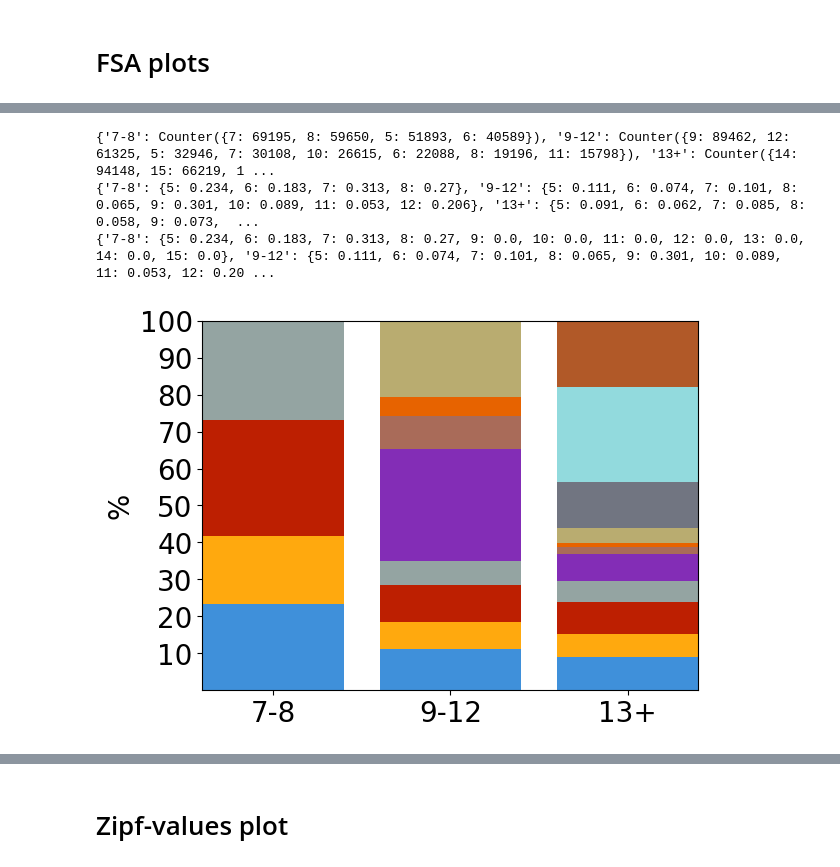
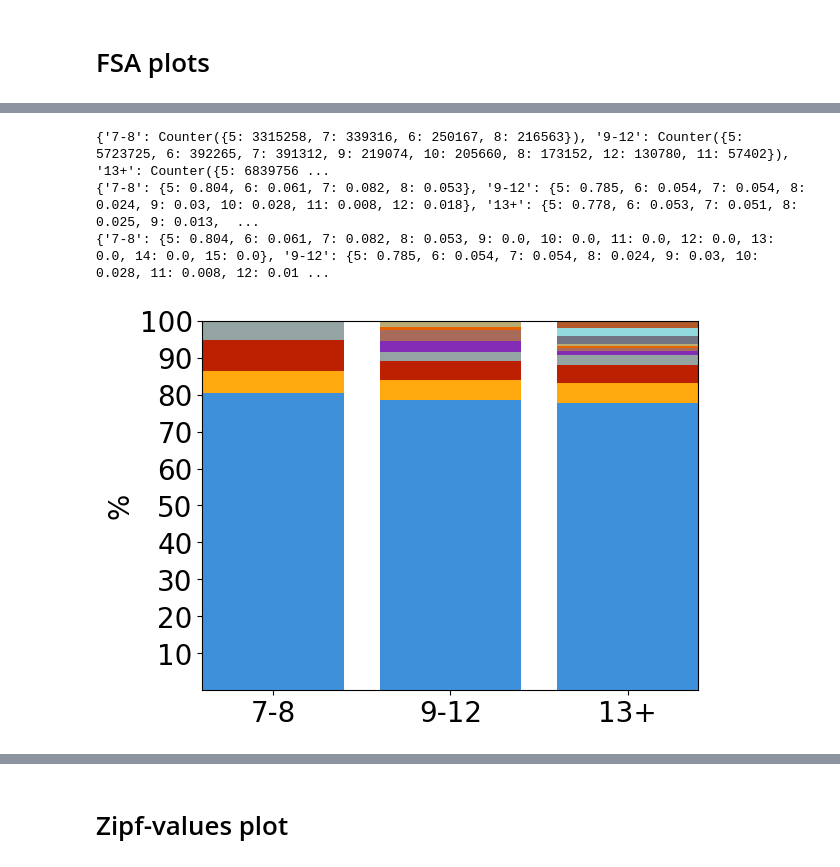
Before and after one commit to TurkuNLP/TCBLex, a Jupyter notebook: Interpret_Outputs.ipynb, the cells around one changed output, grey strips where cells are left out. Saved outputs shown, nothing was run; the diff lists cells and outputs as text; code cells hidden in the pictures.

```diff
--- a/Interpret_Outputs.ipynb
+++ b/Interpret_Outputs.ipynb
@@ -10,10 +10,10 @@ from collections import Counter
 # %%
 #Constants
 #Change these and some of the code blocks if you want to view the versions with features!
-AGE_FOLDER = "Data/ages_csv/"
-GROUPS_FOLDER = "Data/groups_csv/"
-REGISTERS_FOLDER = "Data/genres_csv/"
-WHOLE_FOLDER = "Data/whole_csv/"
+AGE_FOLDER = "Data_v1-1/ages_csv/"
+GROUPS_FOLDER = "Data_v1-1/groups_csv/"
+REGISTERS_FOLDER = "Data_v1-1/genres_csv/"
+WHOLE_FOLDER = "Data_v1-1/whole_csv/"
 SHEET_NAMES_AGES = ['5','6','7','8','9','10','11','12','13','14','15']
 SHEET_NAMES_GROUPS = ['7-8','9-12','13+']
 SHEET_NAMES_REGISTERS = ['Fiction', 'Nonfiction', 'Textbook']
@@ -574,36 +574,36 @@ plt.show()
 # %%
-aoa_proportions_groups = getFSAInfo(dfs_groups, False, False)
+aoa_proportions_groups = getFSAInfo(dfs_groups, False, True)
 test = [[aoa_proportions_groups[y][x] for x in range(5,16)] for y in aoa_proportions_groups]
 #for t in test:
 #    t.reverse()
 
 y = np.column_stack(test)
 x = range(0,3)
 
 # Make new array consisting of fractions of column-totals,
 # using .astype(float) to avoid integer division
 percent = y /  y.sum(axis=0).astype(float) * 100
 fig = plt.figure()
 ax = fig.add_subplot(111)
 totals = np.zeros(len(x))
 for i in range(len(percent)):
     current = [percent[i][y] for y in range(len(x))]
     ax.bar(x, current, bottom=totals, color=PLOT_COLORS[i])
     totals = np.add(totals, current)
 
 
 #ax.set_title('Age of first appearance for word types within age groups')
 ax.set_ylabel('%', fontsize=20)
 ax.margins(0, 0) # Set margins to avoid "whitespace"
 ax.set_xticks(x, labels=SHEET_NAMES_GROUPS)
 ax.set_yticks(range(10,110,10))
 ax.tick_params(axis='both', labelsize=20)
 plt.show()
 # %% [output]
-{'7-8': Counter({7: 69195, 8: 59650, 5: 51893, 6: 40589}), '9-12': Counter({9: 89462, 12: 61325, 5: 32946, 7: 30108, 10: 26615, 6: 22088, 8: 19196, 11: 15798}), '13+': Counter({14: 94148, 15: 66219, 1 ...
-{'7-8': {5: 0.234, 6: 0.183, 7: 0.313, 8: 0.27}, '9-12': {5: 0.111, 6: 0.074, 7: 0.101, 8: 0.065, 9: 0.301, 10: 0.089, 11: 0.053, 12: 0.206}, '13+': {5: 0.091, 6: 0.062, 7: 0.085, 8: 0.058, 9: 0.073,  ...
-{'7-8': {5: 0.234, 6: 0.183, 7: 0.313, 8: 0.27, 9: 0.0, 10: 0.0, 11: 0.0, 12: 0.0, 13: 0.0, 14: 0.0, 15: 0.0}, '9-12': {5: 0.111, 6: 0.074, 7: 0.101, 8: 0.065, 9: 0.301, 10: 0.089, 11: 0.053, 12: 0.20 ...
+{'7-8': Counter({5: 3315258, 7: 339316, 6: 250167, 8: 216563}), '9-12': Counter({5: 5723725, 6: 392265, 7: 391312, 9: 219074, 10: 205660, 8: 173152, 12: 130780, 11: 57402}), '13+': Counter({5: 6839756 ...
+{'7-8': {5: 0.804, 6: 0.061, 7: 0.082, 8: 0.053}, '9-12': {5: 0.785, 6: 0.054, 7: 0.054, 8: 0.024, 9: 0.03, 10: 0.028, 11: 0.008, 12: 0.018}, '13+': {5: 0.778, 6: 0.053, 7: 0.051, 8: 0.025, 9: 0.013,  ...
+{'7-8': {5: 0.804, 6: 0.061, 7: 0.082, 8: 0.053, 9: 0.0, 10: 0.0, 11: 0.0, 12: 0.0, 13: 0.0, 14: 0.0, 15: 0.0}, '9-12': {5: 0.785, 6: 0.054, 7: 0.054, 8: 0.024, 9: 0.03, 10: 0.028, 11: 0.008, 12: 0.01 ...
-[figure, old version]
+[figure, new version]
 # %%
 aoa_proportions_whole = getFSAInfo(dfs_whole, False, False)
 test = [[aoa_proportions_whole[y][x] for x in range(5,16)] for y in aoa_proportions_whole]
```
Also changed, not shown: parts of 21 cells of this notebook, 4 other files.
